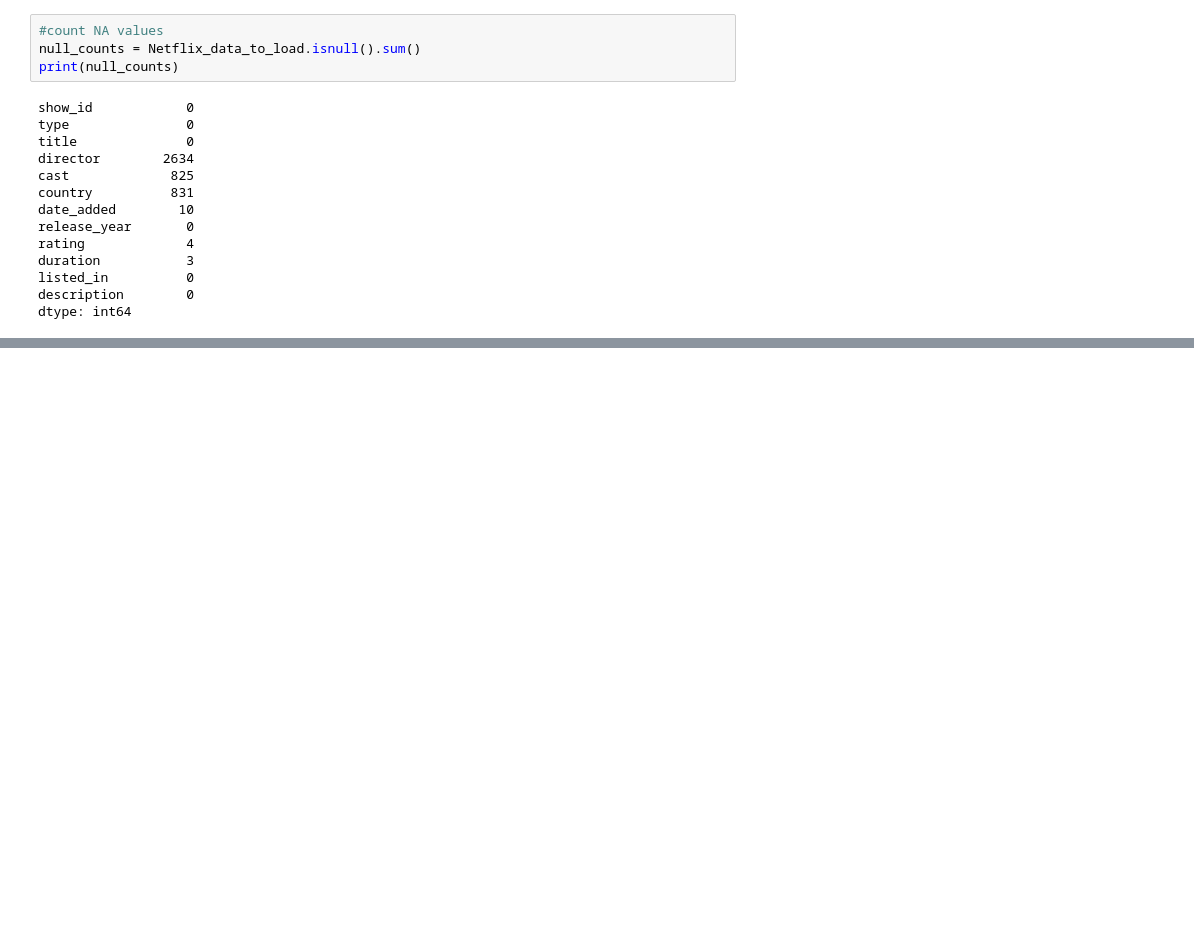
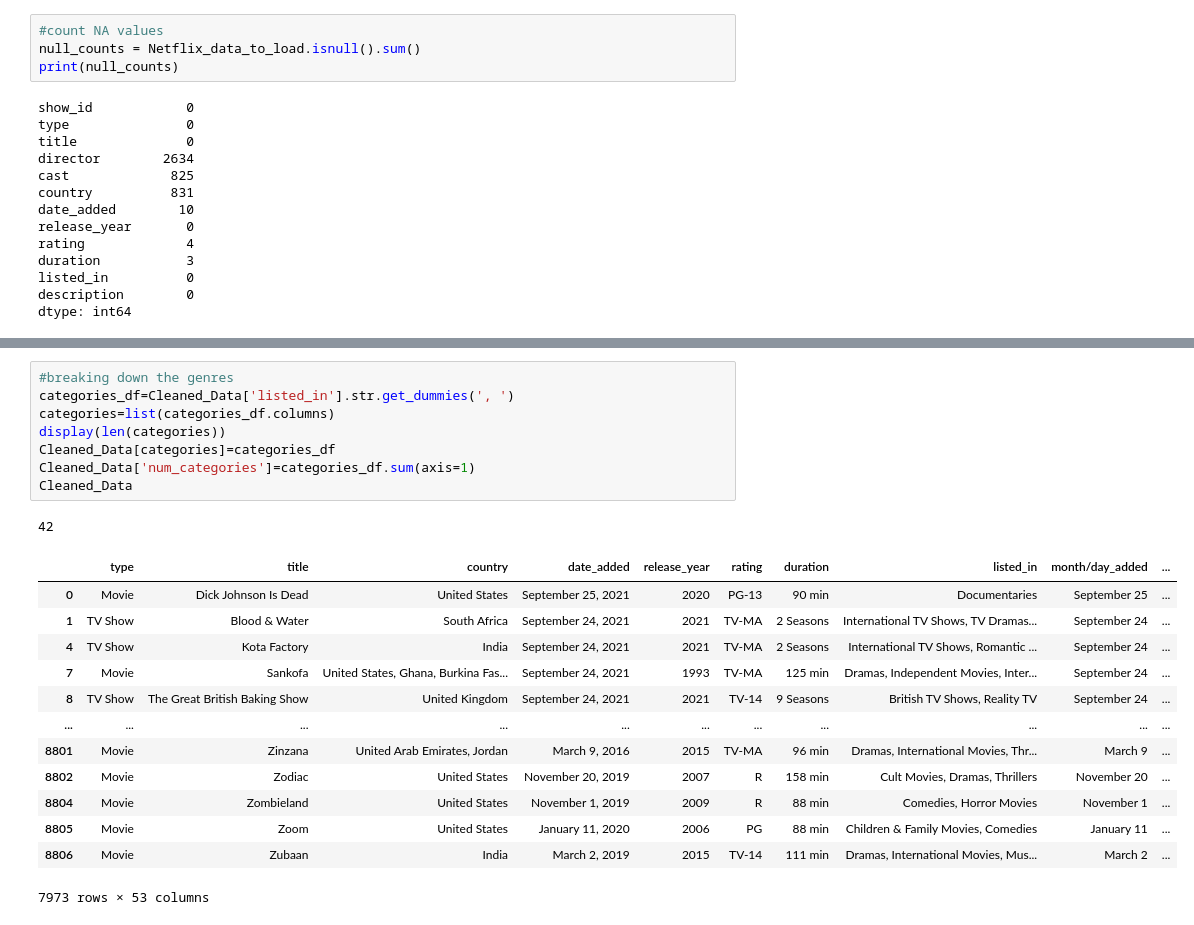
Before and after one commit to AdriannaDJ/Project_1, a Jupyter notebook: Project_1_Clean_Code.ipynb, the cells around one changed output, grey strips where cells are left out. Saved outputs shown, nothing was run; the diff lists cells and outputs as text; blank space fills up the shorter version.

```diff
--- a/Project_1_Clean_Code.ipynb
+++ b/Project_1_Clean_Code.ipynb
@@ -75,0 +112,23 @@ print(Clean_Data)
+# %%
+#breaking down the genres
+categories_df=Cleaned_Data['listed_in'].str.get_dummies(', ')
+categories=list(categories_df.columns)
+display(len(categories))
+Cleaned_Data[categories]=categories_df
+Cleaned_Data['num_categories']=categories_df.sum(axis=1)
+Cleaned_Data
+# %% [output]
+42
+|  | type | title | country | date_added | release_year | rating | duration | listed_in | month/day_added | ... |
+| 0 | Movie | Dick Johnson Is Dead | United States | September 25, 2021 | 2020 | PG-13 | 90 min | Documentaries | September 25 | ... |
+| 1 | TV Show | Blood & Water | South Africa | September 24, 2021 | 2021 | TV-MA | 2 Seasons | International TV Shows, TV Dramas... | September 24 | ... |
+| 4 | TV Show | Kota Factory | India | September 24, 2021 | 2021 | TV-MA | 2 Seasons | International TV Shows, Romantic ... | September 24 | ... |
+| 7 | Movie | Sankofa | United States, Ghana, Burkina Fas... | September 24, 2021 | 1993 | TV-MA | 125 min | Dramas, Independent Movies, Inter... | September 24 | ... |
+| 8 | TV Show | The Great British Baking Show | United Kingdom | September 24, 2021 | 2021 | TV-14 | 9 Seasons | British TV Shows, Reality TV | September 24 | ... |
+| ... | ... | ... | ... | ... | ... | ... | ... | ... | ... | ... |
+| 8801 | Movie | Zinzana | United Arab Emirates, Jordan | March 9, 2016 | 2015 | TV-MA | 96 min | Dramas, International Movies, Thr... | March 9 | ... |
+| 8802 | Movie | Zodiac | United States | November 20, 2019 | 2007 | R | 158 min | Cult Movies, Dramas, Thrillers | November 20 | ... |
+| 8804 | Movie | Zombieland | United States | November 1, 2019 | 2009 | R | 88 min | Comedies, Horror Movies | November 1 | ... |
+| 8805 | Movie | Zoom | United States | January 11, 2020 | 2006 | PG | 88 min | Children & Family Movies, Comedies | January 11 | ... |
+| 8806 | Movie | Zubaan | India | March 2, 2019 | 2015 | TV-14 | 111 min | Dramas, International Movies, Mus... | March 2 | ... |
+7973 rows × 53 columns
```
Also changed, not shown: parts of 17 cells of this notebook, 1 other file.
